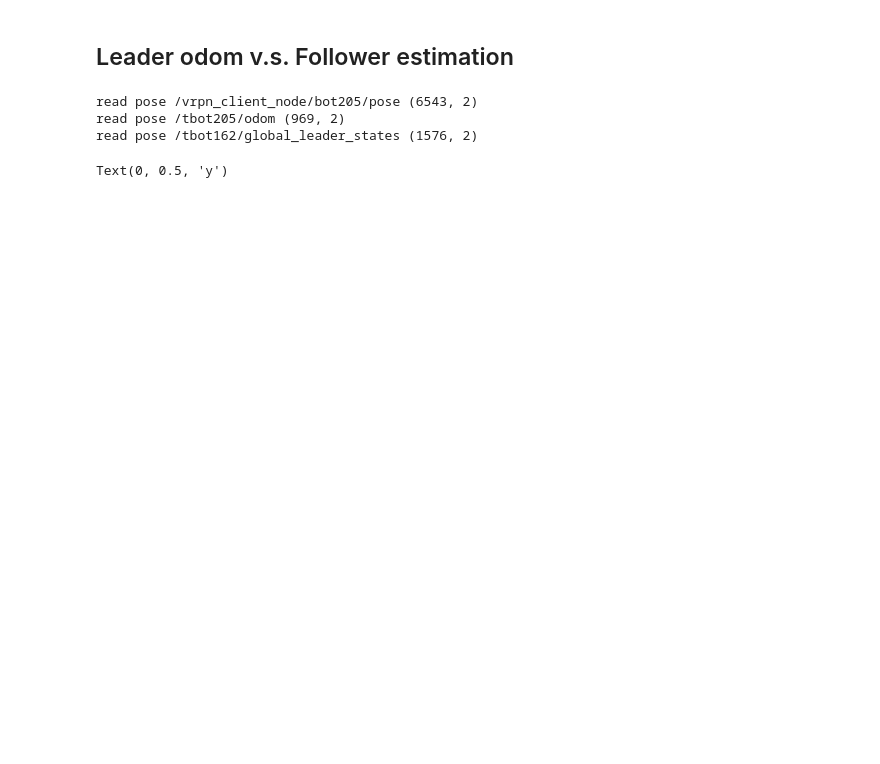
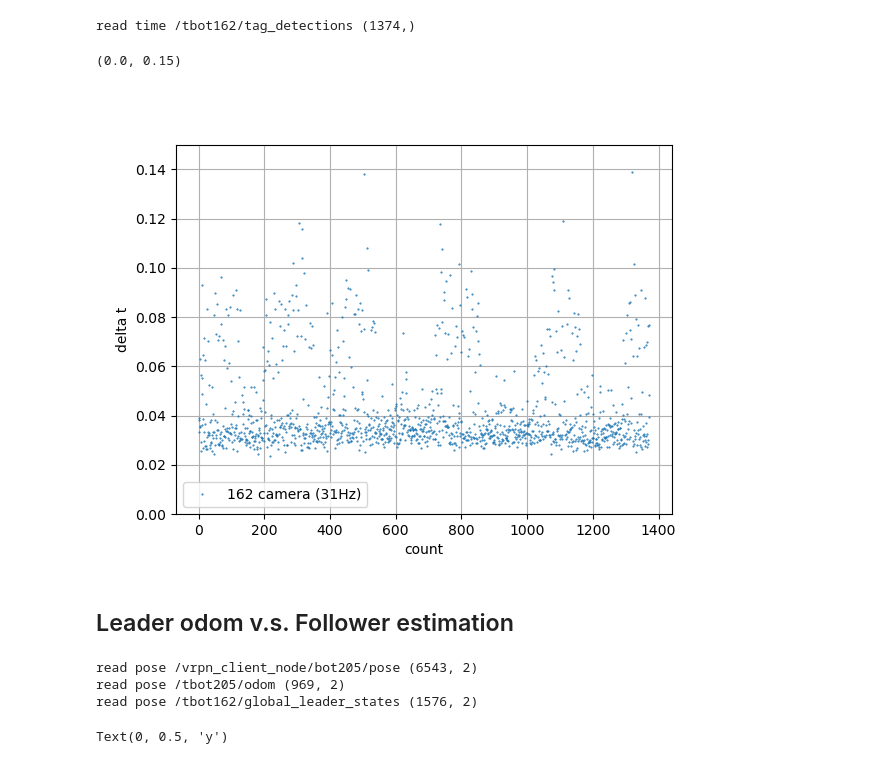
Before and after one commit to holyhenry/DSR_s_curve_tbot_test, a Jupyter notebook: plotting/scripts/system_test.ipynb, the cells around one changed output. Drawn from its saved outputs; the diff is of its cells as text; code cells hidden in the pictures; blank space fills up the shorter version.

```diff
--- a/plotting/scripts/system_test.ipynb
+++ b/plotting/scripts/system_test.ipynb
@@ -7,4 +10,18 @@ import numpy as np
 # %%
+def read_time_from_bag(bag, name_topic):
+    df = pd.read_csv(bag.message_by_topic(name_topic))
+
+    # try to get a time axis; fall back to sample index
+    if {'header.stamp.secs', 'header.stamp.nsecs'}.issubset(df.columns):
+        t = (df['header.stamp.secs'].to_numpy(dtype=float) +
+             df['header.stamp.nsecs'].to_numpy(dtype=float) * 1e-9)
+    else:
+        print('[Warning] No matching time header found')
+        t = np.arange(len(df), dtype=float)
+
+    print(f"read time {name_topic}", t.shape)
+    return t
+
 def read_pose_from_bag(bag, name_topic, name_x, name_y):
     df = pd.read_csv(bag.message_by_topic(name_topic))
 
@@ -13,11 +30,22 @@ def read_pose_from_bag(bag, name_topic, name_x, name_y):
         t = (df['header.stamp.secs'].to_numpy(dtype=float) +
              df['header.stamp.nsecs'].to_numpy(dtype=float) * 1e-9)
     else:
+        print('[Warning] No matching time header found')
         t = np.arange(len(df), dtype=float)
 
     pose = np.vstack([df[name_x].to_numpy(), df[name_y].to_numpy()]).T
-    print(f"read pose {name_topic}", pose.shape)
+    print(f"read pose & time {name_topic}", pose.shape)
     return t, pose
 
-bag = bagreader('/home/henrypcl/mocap_data_analy_2.bag')
-print(bag.topic_table)
+def equal_trim_to_match(t1, p1, t2, p2):
+    """Evenly downsample the longer sequence to match the shorter length."""
+
+    n1, n2 = len(p1), len(p2)
+    if n1 == n2:
+        return t1, p1, t2, p2
+    if n1 > n2:
+        idx = np.linspace(0, n1 - 1, n2, dtype=int)
+        return t1[idx], p1[idx], t2, p2
+    else:
+        idx = np.linspace(0, n2 - 1, n1, dtype=int)
+        return t1, p1, t2[idx], p2[idx]
@@ -42,3 +74,12 @@ print(bag.topic_table)
+# %%
+t162_tag = read_time_from_bag(bag, '/tbot162/tag_detections')
+plt.figure()
+plt.plot(np.diff(t162_tag-t162_tag[0]), '.', markersize='1', label='162 camera (31Hz)')
+plt.legend(); plt.grid(); plt.xlabel('count'); plt.ylabel('delta t'); plt.ylim(0, 0.15)
+# %% [output]
+read time /tbot162/tag_detections (1374,)
+(0.0, 0.15)
+[figure, added]
 # %% [markdown]
 ## Leader odom v.s. Follower estimation
 # %%
```
Also changed, not shown: parts of 14 cells of this notebook, 4 other files.
